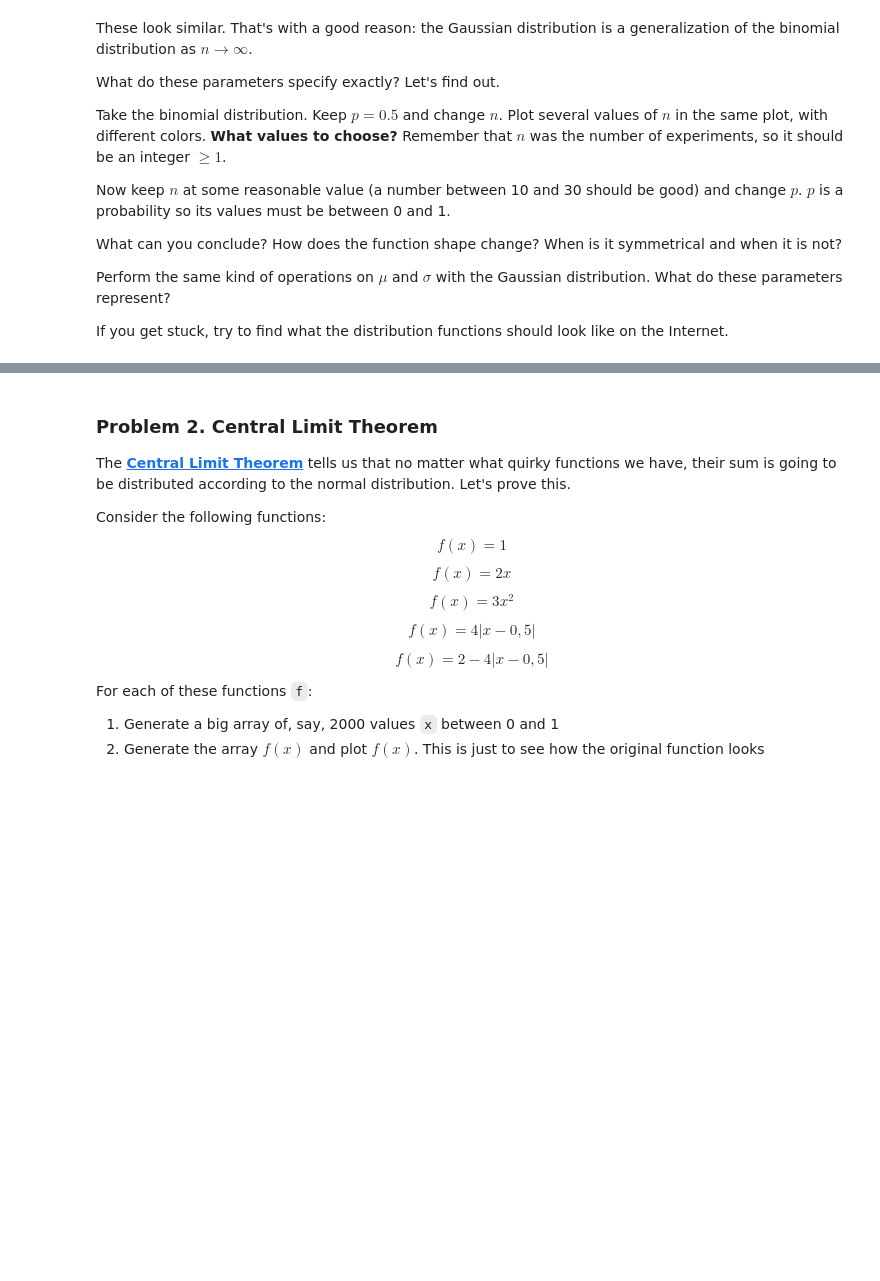
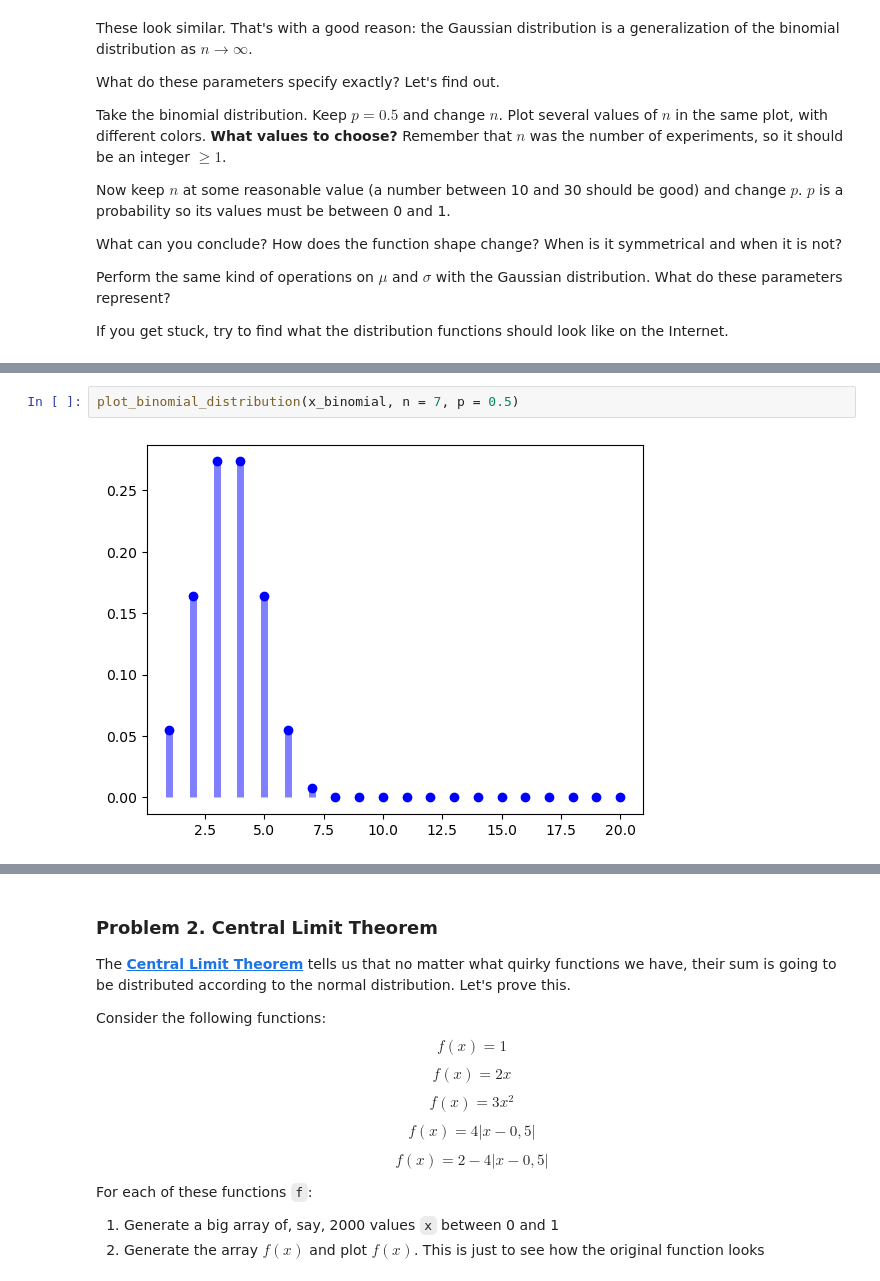
Before and after one commit to GalkaKG/Math-Concepts-for-Developers, a Jupyter notebook: 10. Exercise Probability and combinatorics/Probability and Combinatorics Exercise.ipynb, the cells around one changed output, grey strips where cells are left out. Drawn from its saved outputs; the diff is of its cells as text; blank space fills up the shorter version.

```diff
--- a/10. Exercise Probability and combinatorics/Probability and Combinatorics Exercise.ipynb
+++ b/10. Exercise Probability and combinatorics/Probability and Combinatorics Exercise.ipynb
@@ -67,0 +83,4 @@ If you get stuck, try to find what the distribution functions should look like o
+# %%
+plot_binomial_distribution(x_binomial, n = 7, p = 0.5)
+# %% [output]
+[figure, added]
```
Also changed, not shown: parts of 19 cells of this notebook.
